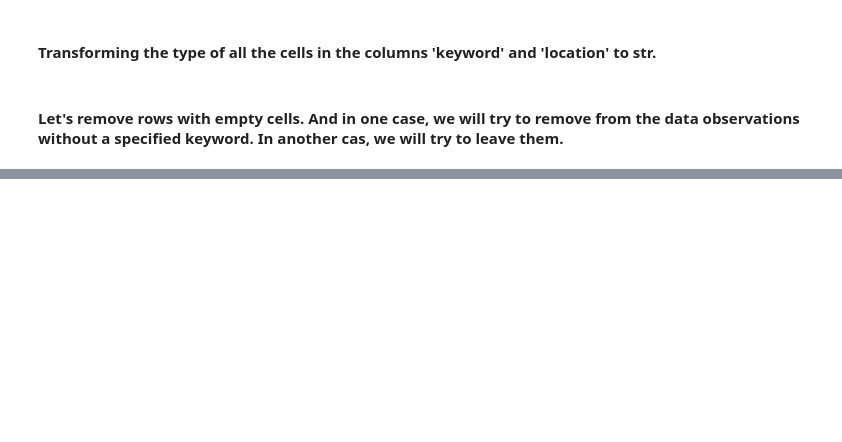
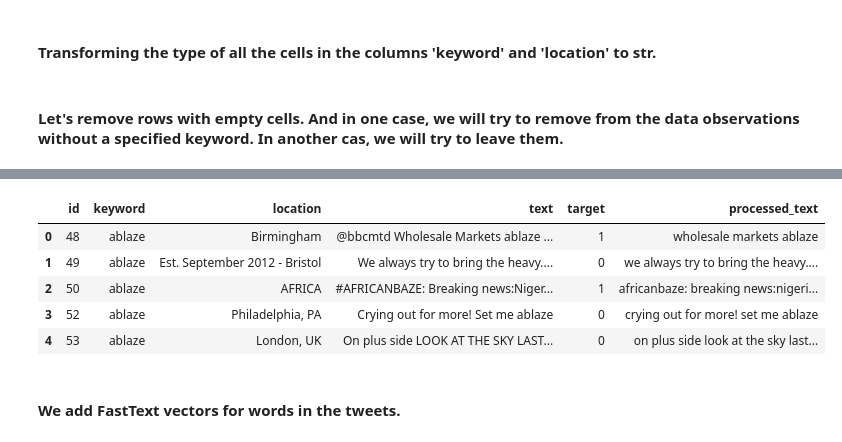
Before and after one commit to rengoft/NLP-tweets, a Jupyter notebook: data.ipynb, the cells around one changed output, grey strips where cells are left out. Saved outputs shown, nothing was run; the diff lists cells and outputs as text; code cells hidden in the pictures; blank space fills up the shorter version.

```diff
--- a/data.ipynb
+++ b/data.ipynb
@@ -658,6 +571,6 @@ abbr: 326
 # %% [markdown]
 #### Let us remove all or some of them.
 # %%
-train_tw.text = train_tw.text.apply(process_text)
+train_tw['processed_text'] = train_tw.text.apply(process_text)
 # %%
 for row in range(1017, 1042):
@@ -695,0 +632,3 @@ train_tw
+# %%
+train_tw['new_tweet_length'] = [len(tweet.split()) for tweet in train_tw.processed_text]
+print(train_tw['new_tweet_length'].quantile([0.01, 0.05, 0.10, 0.5, 0.9, 0.95, 0.99]))
@@ -695,0 +648,13 @@ train_tw
+# %%
+train_tw.reset_index(drop=True, inplace=True)
+# %%
+train_tw.head()
+# %% [output]
+|  | id | keyword | location | text | target | processed_text |
+| 0 | 48 | ablaze | Birmingham | @bbcmtd Wholesale Markets ablaze ... | 1 | wholesale markets ablaze |
+| 1 | 49 | ablaze | Est. September 2012 - Bristol | We always try to bring the heavy.... | 0 | we always try to bring the heavy.... |
+| 2 | 50 | ablaze | AFRICA | #AFRICANBAZE: Breaking news:Niger... | 1 | africanbaze: breaking news:nigeri... |
+| 3 | 52 | ablaze | Philadelphia, PA | Crying out for more! Set me ablaze | 0 | crying out for more! set me ablaze |
+| 4 | 53 | ablaze | London, UK | On plus side LOOK AT THE SKY LAST... | 0 | on plus side look at the sky last... |
+# %% [markdown]
+#### We add FastText vectors for words in the tweets.
```
Also changed, not shown: parts of 46 cells of this notebook.
